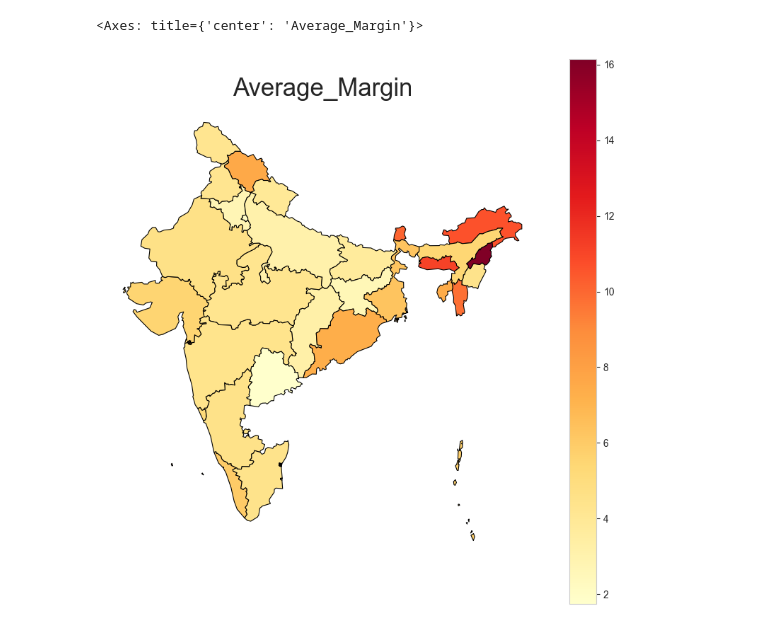
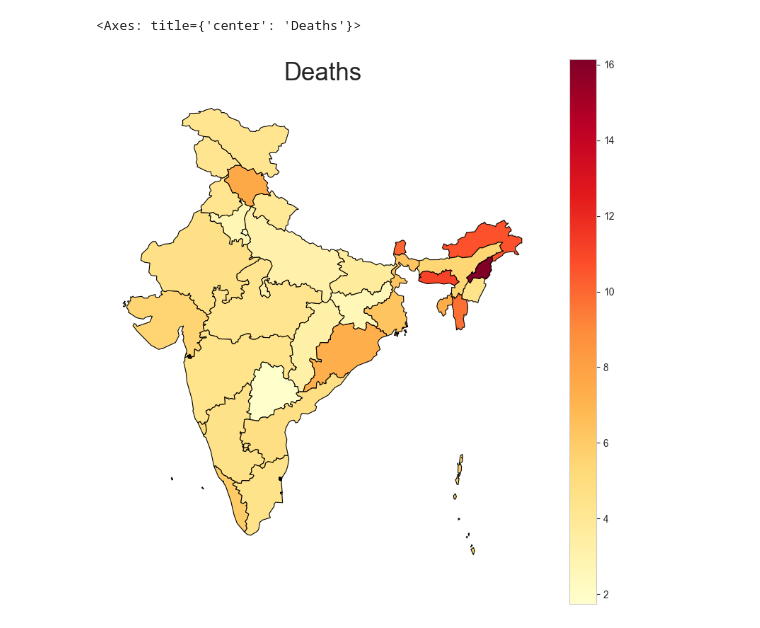
Before and after one commit to ananthmuppidi/election_analysis, a Jupyter notebook: 2_analysis/2_statewise_test.ipynb, the cells around one changed output. Cells and saved outputs as stored; diff of their text form; code cells hidden in the pictures.

```diff
--- a/2_analysis/2_statewise_test.ipynb
+++ b/2_analysis/2_statewise_test.ipynb
@@ -97 +1,11 @@ array(['Andaman & Nicobar Island', 'Andhra Pradesh', 'Arunanchal Pradesh',
+# %%
+# required imports
+
+import pandas as pd
+import seaborn as sns
+import geopandas as gpd
+import numpy as np
+import matplotlib.pyplot as plt
+
+sns.set_style('whitegrid')
 # %%
@@ -185,4 +62,3 @@ df['State_Name'] = df['State_Name'].replace(state_name_mapping)
 # %%
-margin_df = df.groupby('State_Name')['Margin_Percentage'].mean().reset_index()
+margin_df = df.groupby('State')['Margin_Percentage'].mean().reset_index()
 margin_df = margin_df.rename(columns={'Margin_Percentage': 'Average_Margin'})
-margin_df
@@ -206,0 +87,8 @@ margin_df
+# %%
+new_row = {
+    'State': 'Ladakh',
+    'Average_Margin': margin_df.loc[margin_df['State'] == 'Jammu and Kashmir', 'Average_Margin'].iloc[0]
+}
+
+# Append the new row to the DataFrame
+margin_df = margin_df.append(new_row, ignore_index=True)
@@ -207,13 +115,13 @@ margin_df
 # %%
-merged = map_df.set_index('st_nm').join(margin_df.set_index('State_Name'))
+merged = map_df.set_index('st_nm').join(margin_df.set_index('State'))
 # %%
 # create figure and axes for Matplotlib and set the title
 fig, ax = plt.subplots(1, figsize=(10, 10))
 ax.axis('off')
-ax.set_title('Average_Margin', fontdict={'fontsize': '25', 'fontweight' : '10'})
+ax.set_title('Deaths', fontdict={'fontsize': '25', 'fontweight' : '10'})
 
 # plot the figure
 merged.plot(column='Average_Margin',cmap='YlOrRd', linewidth=0.8, ax=ax, edgecolor='0', legend=True,markersize=[39.739192, -104.990337])
 # %% [output]
-<Axes: title={'center': 'Average_Margin'}>
+<Axes: title={'center': 'Deaths'}>
-[figure, old version]
+[figure, new version]
```
Also changed, not shown: parts of 17 cells of this notebook.
